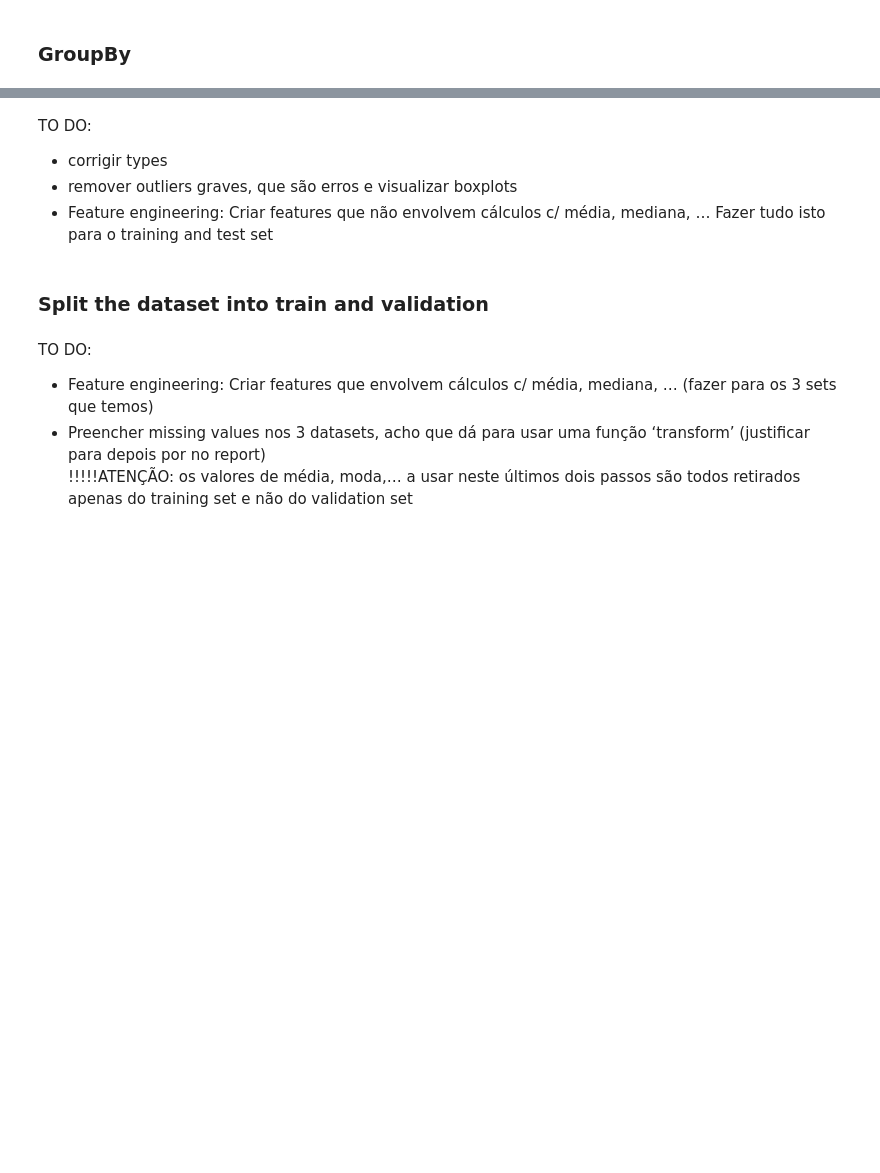
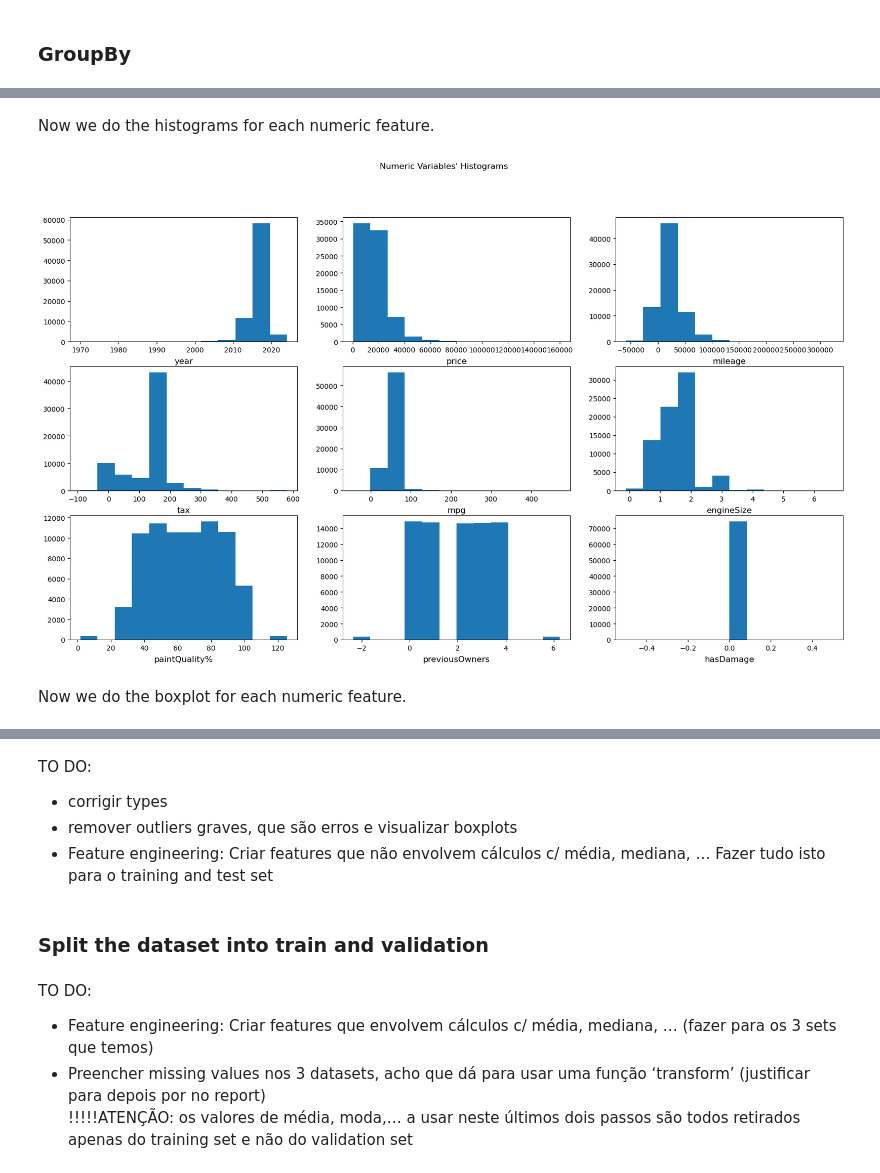
Before and after one commit to mariamiguel720/Machine-Learning-Project-25-26, a Jupyter notebook: notebooks/Notebook_primeira_entrega_ML.ipynb, the cells around one changed output, grey strips where cells are left out. Drawn from its saved outputs; the diff is of its cells as text; code cells hidden in the pictures; blank space fills up the shorter version.

```diff
--- a/notebooks/Notebook_primeira_entrega_ML.ipynb
+++ b/notebooks/Notebook_primeira_entrega_ML.ipynb
@@ -327,0 +495,33 @@ train.groupby('hasDamage')['paintQuality%'].mean()
+# %% [markdown]
+Now we do the histograms for each numeric feature.
+# %%
+sp_rows = 3
+sp_cols = 3
+
+fig, axes = plt.subplots(sp_rows,
+                         sp_cols,
+                         figsize=(20, 11))
+
+# Plot data
+# Iterate across axes objects and associate each histogram
+for ax, feat in zip(axes.flatten(), numeric_features):
+    ax.hist(train[feat], bins=12) # 12 bins to accomodate the feature 'month' and because no interpretability in the other graphs is lost
+    ax.set_title(feat, y=-0.21)
+
+# Layout
+# Add a centered title to the figure:
+title = "Numeric Variables' Histograms"
+
+plt.suptitle(title)
+
+if not os.path.exists(os.path.join('..', 'figures', 'eda')):
+    # if the exp_analysis directory is not present then create it first
+    os.makedirs(os.path.join('..', 'figures', 'eda'))
+
+plt.savefig(os.path.join('..', 'figures', 'eda', 'numeric_variables_histograms.png'), dpi=200)
+
+plt.show()
+# %% [output]
+[figure, added]
+# %% [markdown]
+Now we do the boxplot for each numeric feature.
```
Also changed, not shown: parts of 31 cells of this notebook.
